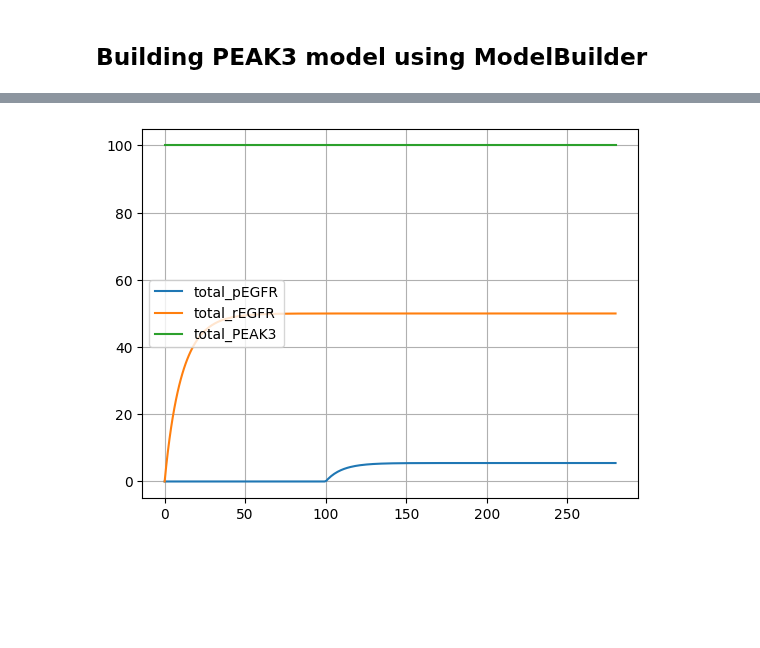
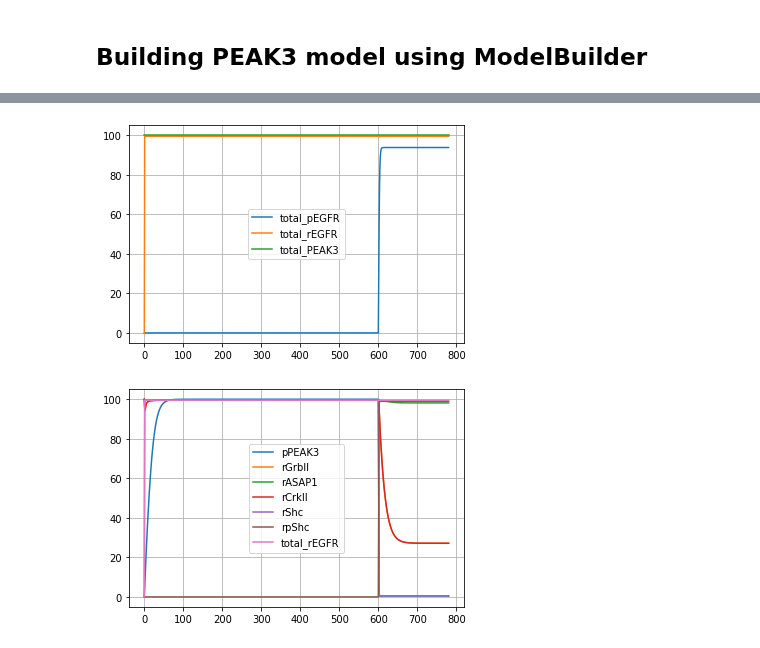
Before and after one commit to AnEvilBurrito/new-peak-project, a Jupyter notebook: src/model_construction.ipynb, the cells around one changed output, grey strips where cells are left out. Cells and saved outputs as stored; diff of their text form; code cells hidden in the pictures; blank space fills up the shorter version.

Commit message:
complete peak model

```diff
--- a/src/model_construction.ipynb
+++ b/src/model_construction.ipynb
@@ -158,34 +158,39 @@ peak3_model = ModelBuilder('peak3model')
 
 ## Upstream EGF signalling
 
-# Input: EGF, pPEAK3
+# Input: EGF, PEAK3_total
 # Output: pEGFR, rEGFR (in total)
 
 # EGFR <-> pEGFR
 peak3_model.add_reaction(Reaction(michaelis_menten, ('pEGFR',), ('EGFR',), 'cr1'))
-peak3_model.add_reaction(Reaction(create_archtype_michaelis_menten(1), ('EGFR',), ('pEGFR',), extra_states=('egf',)))
-
-# EGFR <-> rEGFR
-peak3_model.add_reaction(Reaction(michaelis_menten, ('rEGFR',), ('EGFR',)))
-peak3_model.add_reaction(Reaction(create_archtype_michaelis_menten(1), ('EGFR',), ('rEGFR',), extra_states=('total_PEAK3',)))
-
-# pEGFR <-> rpEGFR
-peak3_model.add_reaction(Reaction(michaelis_menten, ('rpEGFR',), ('pEGFR',), reactant_values=0, product_values=0))
-peak3_model.add_reaction(Reaction(create_archtype_michaelis_menten(1), ('pEGFR',), ('rpEGFR',), extra_states=('total_PEAK3',), reactant_values=0, product_values=0))
+peak3_model.add_reaction(Reaction(michaelis_menten_stim, ('EGFR',), ('pEGFR',), 'cr2', extra_states=('egf',)))
 
 # rEGFR <-> rpEGFR
 peak3_model.add_reaction(Reaction(michaelis_menten, ('rpEGFR',), ('rEGFR',), reactant_values=0, product_values=0, use_parameter_from_reaction='cr1'))
-peak3_model.add_reaction(Reaction(create_archtype_michaelis_menten(1), ('rEGFR',), ('rpEGFR',), extra_states=('egf',), reactant_values=0, product_values=0))
+peak3_model.add_reaction(Reaction(michaelis_menten_stim, ('rEGFR',), ('rpEGFR',), extra_states=('egf',), reactant_values=0, product_values=0, use_parameter_from_reaction='cr2'))
+
+# EGFR <-> rEGFR
+peak3_model.add_reaction(Reaction(michaelis_menten, ('rEGFR',), ('EGFR',), 'cr3'))
+peak3_model.add_reaction(Reaction(michaelis_menten_stim, ('EGFR',), ('rEGFR',), 'cr4', extra_states=('total_PEAK3',)))
+
+# pEGFR <-> rpEGFR
+peak3_model.add_reaction(Reaction(michaelis_menten, ('rpEGFR',), ('pEGFR',), reactant_values=0, product_values=0, use_parameter_from_reaction='cr3'))
+peak3_model.add_reaction(Reaction(michaelis_menten_stim, ('pEGFR',), ('rpEGFR',), extra_states=('total_PEAK3',), reactant_values=0, product_values=0, use_parameter_from_reaction='cr4'))
+
+
 
 peak3_model.add_custom_variables('total_pEGFR', 'total_pEGFR := pEGFR + rpEGFR')
 peak3_model.add_custom_variables('total_rEGFR', 'total_rEGFR := rEGFR + rpEGFR')
 
-peak3_model.add_simple_piecewise(0,100,8.33,'egf')
+peak3_model.add_simple_piecewise(0,600,8.33,'egf')
 
 ## PEAK3
 
+# Input: rpShc
+# Output: pPEAK3, total PEAK3
+
 # PEAK3 <-> pPEAK3
-peak3_model.add_reaction(Reaction(michaelis_menten, ('pPEAK3',), ('PEAK3',)))
+peak3_model.add_reaction(Reaction(michaelis_menten_stim, ('pPEAK3',), ('PEAK3',), extra_states=('rpShc',)))
 peak3_model.add_reaction(Reaction(michaelis_menten, ('PEAK3',), ('pPEAK3',)))
 
 peak3_model.add_custom_variables('total_PEAK3', 'total_PEAK3 := pPEAK3 + PEAK3')
@@ -195,19 +200,28 @@ peak3_model.add_custom_variables('total_PEAK3', 'total_PEAK3 := pPEAK3 + PEAK3')
 # Input: total_pEGFR, pPEAK3
 # Output to PEAK3: rpShc
 
-peak3_model.add_reaction(Reaction(michaelis_menten, ('pShc',), ('Shc',)))
-peak3_model.add_reaction(Reaction(create_archtype_michaelis_menten(1), ('Shc',), ('pShc',), extra_states=('total_pEGFR',)))
+peak3_model.add_reaction(Reaction(michaelis_menten, ('pShc',), ('Shc',), 'cr5'))
+peak3_model.add_reaction(Reaction(michaelis_menten_stim, ('Shc',), ('pShc',), 'cr6', extra_states=('total_pEGFR',)))
 
-peak3_model.add_reaction(Reaction(michaelis_menten, ('rpShc',), ('rShc',)))
-peak3_model.add_reaction(Reaction(create_archtype_michaelis_menten(1), ('rShc',), ('rpShc',), extra_states=('total_pEGFR',)))
+peak3_model.add_reaction(Reaction(michaelis_menten, ('rpShc',), ('rShc',), reactant_values=0, product_values=0, use_parameter_from_reaction='cr5'))
+peak3_model.add_reaction(Reaction(michaelis_menten_stim, ('rShc',), ('rpShc',), extra_states=('total_pEGFR',), reactant_values=0, product_values=0, use_parameter_from_reaction='cr6'))
 
-peak3_model.add_reaction(Reaction(michaelis_menten, ('rShc',), ('Shc',)))
-peak3_model.add_reaction(Reaction(create_archtype_michaelis_menten(1), ('Shc',), ('rShc',), extra_states=('total_PEAK3',)))
+peak3_model.add_reaction(Reaction(michaelis_menten, ('rShc',), ('Shc',), 'cr7'))
+peak3_model.add_reaction(Reaction(michaelis_menten_stim, ('Shc',), ('rShc',), 'cr8',extra_states=('total_PEAK3',)))
 
-peak3_model.add_reaction(Reaction(michaelis_menten, ('rpShc',), ('pShc',)))
-peak3_model.add_reaction(Reaction(create_archtype_michaelis_menten(1), ('pShc',), ('rpShc',), extra_states=('total_PEAK3',)))
+peak3_model.add_reaction(Reaction(michaelis_menten, ('rpShc',), ('pShc',), reactant_values=0, product_values=0, use_parameter_from_reaction='cr7'))
+peak3_model.add_reaction(Reaction(michaelis_menten_stim, ('pShc',), ('rpShc',), extra_states=('total_PEAK3',), reactant_values=0, product_values=0, use_parameter_from_reaction='cr8'))
 
-##
+## PEAK3 downstream signalling
+
+peak3_model.add_reaction(Reaction(michaelis_menten_stim, ('GrbII',), ('rGrbII',), 'cr9', extra_states=('pPEAK3',)))
+peak3_model.add_reaction(Reaction(michaelis_menten, ('rGrbII',), ('GrbII',), 'cr10'))
+
+peak3_model.add_reaction(Reaction(michaelis_menten_stim, ('ASAP1',), ('rASAP1',), 'cr11', extra_states=('rGrbII',)))
+peak3_model.add_reaction(Reaction(michaelis_menten, ('rASAP1',), ('ASAP1',), 'cr12'))
+
+peak3_model.add_reaction(Reaction(michaelis_menten_stim, ('CrkII',), ('rCrkII',), 'cr13', extra_states=('pPEAK3',)))
+peak3_model.add_reaction(Reaction(michaelis_menten, ('rCrkII',), ('CrkII',), 'cr14'))
 
 
 print(peak3_model.get_antimony_model())
@@ -221,7 +235,9 @@ states = peak3_model.get_all_variables_keys()
 custom_states = peak3_model.get_custom_variable_keys()
 sim_states = ['time'] + states
 states_no_egf = [s for s in custom_states if s != 'egf']
-res = rr.simulate(0, 280, 280, selections=sim_states)
+res = rr.simulate(0, 780, 780, selections=sim_states)
+
+observable_states = ['pPEAK3', 'rGrbII', 'rASAP1', 'rCrkII', 'rShc', 'rpShc', 'total_rEGFR']
 
 for state in states_no_egf:
     plt.plot(res['time'], res[f'{state}'], label=state)
@@ -229,6 +245,13 @@ for state in states_no_egf:
 plt.legend()
 plt.grid()
 plt.show()
+
+for state in observable_states:
+    plt.plot(res['time'], res[f'{state}'], label=state)
+
+plt.legend()
+plt.grid()
+plt.show()
 # %% [output]
 model peak3model
 
@@ -246,5 +269,6 @@ J9: PEAK3 -> pPEAK3; J9_Vmax*PEAK3/(J9_Km + PEAK3)
 total_PEAK3 := pPEAK3 + PEAK3
 
 
 end
-[figure, old version]
+[figure, new version]
+[figure, added]
```
Also changed, not shown: parts of 1 cell of this notebook, 2 other files.
